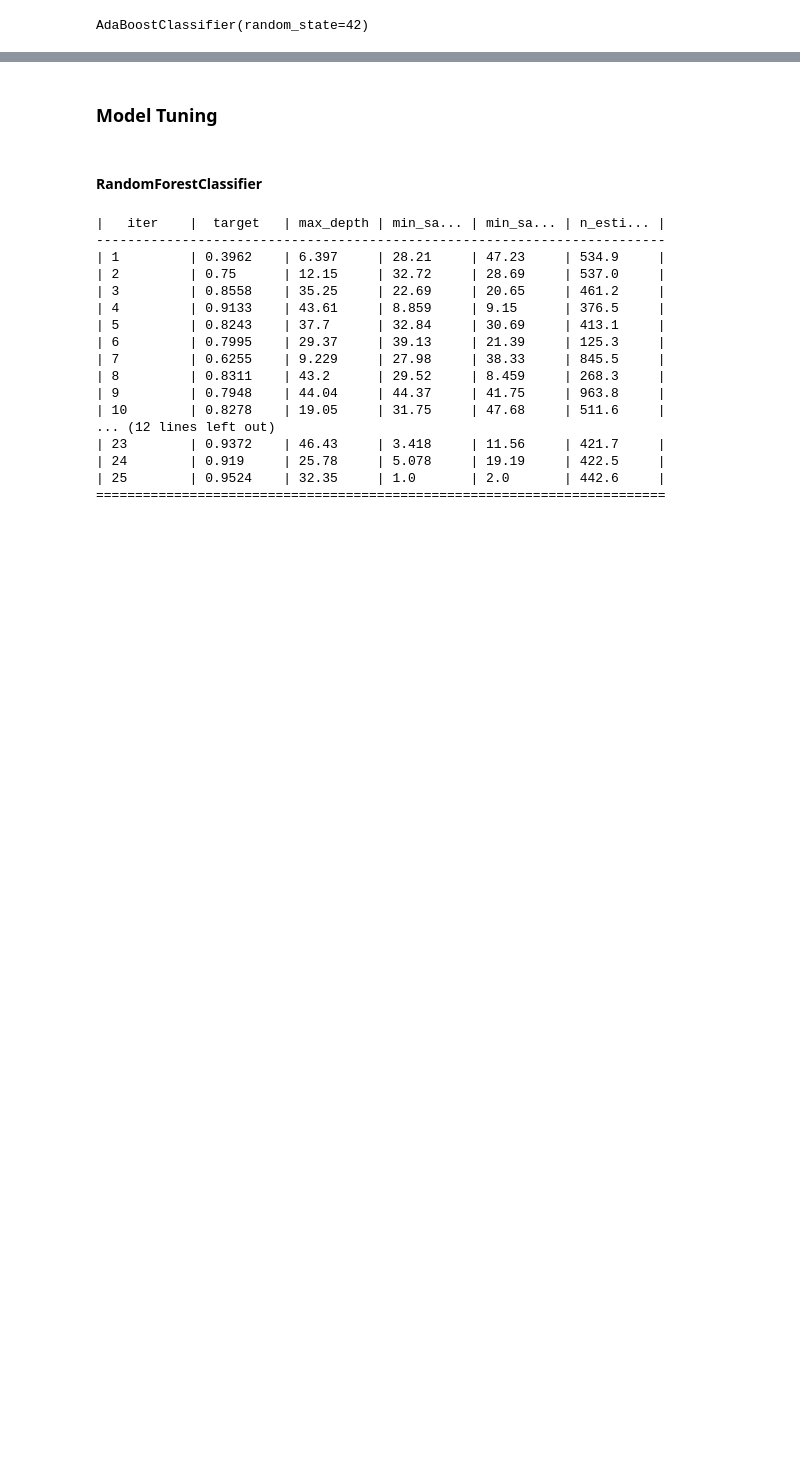
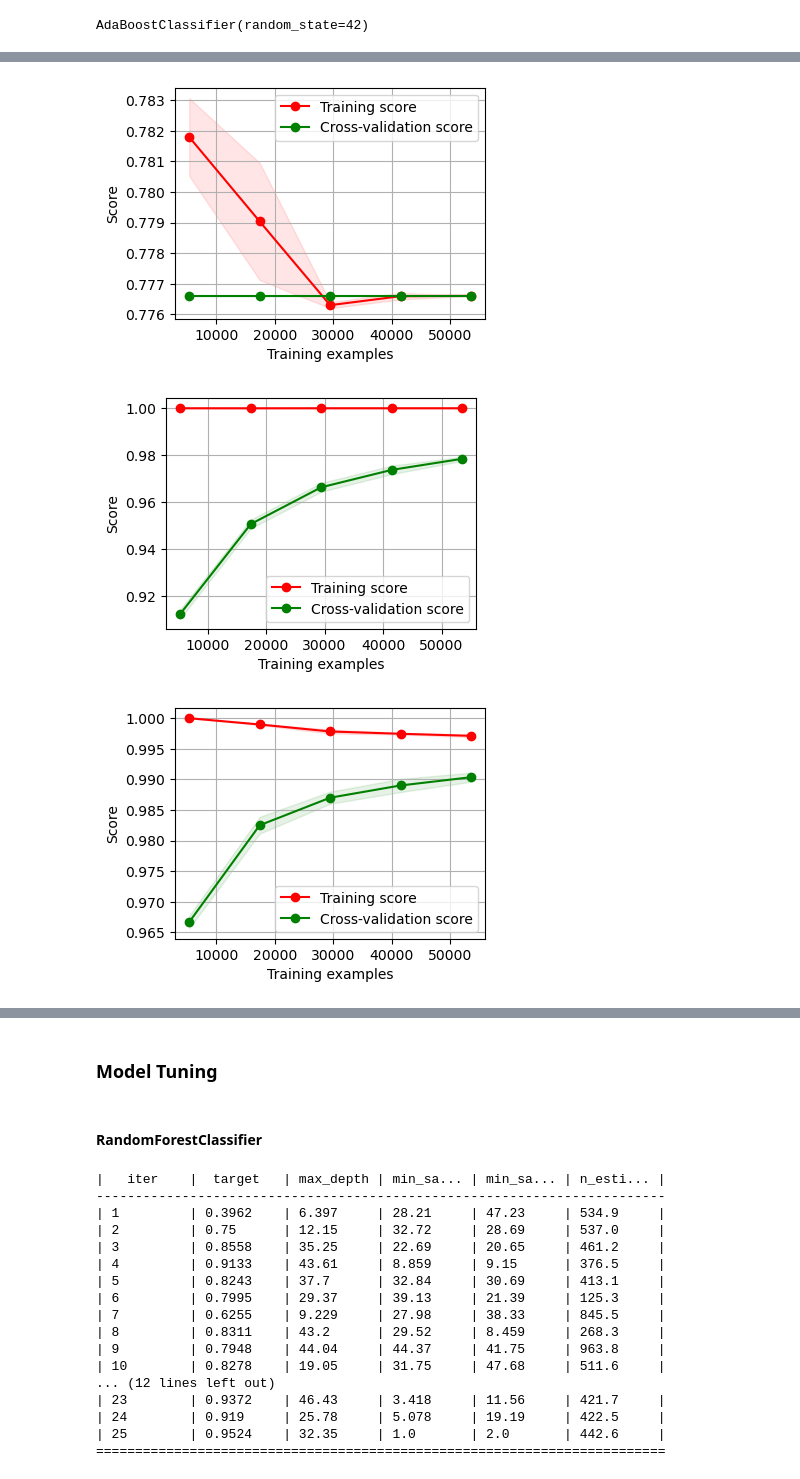
Before and after one commit to ahirsch-github/flight-price-prediction, a Jupyter notebook: flight_price_prediction_2_0.ipynb, the cells around one changed output, grey strips where cells are left out. Cells and saved outputs as stored; diff of their text form; code cells hidden in the pictures; blank space fills up the shorter version.

```diff
--- a/flight_price_prediction_2_0.ipynb
+++ b/flight_price_prediction_2_0.ipynb
@@ -2168,0 +1939,12 @@ table
+# %%
+# plot the learning curves for all models
+plot_learning_curve(lr, X_train, y_train)
+plot_learning_curve(rfc, X_train, y_train)
+plot_learning_curve(xgb, X_train, y_train)
+plot_learning_curve(gbc, X_train, y_train)
+plot_learning_curve(mlp, X_train, y_train)
+plot_learning_curve(abc, X_train, y_train)
+# %% [output]
+[figure, added]
+[figure, added]
+[figure, added]
```
Also changed, not shown: parts of 46 cells of this notebook.
